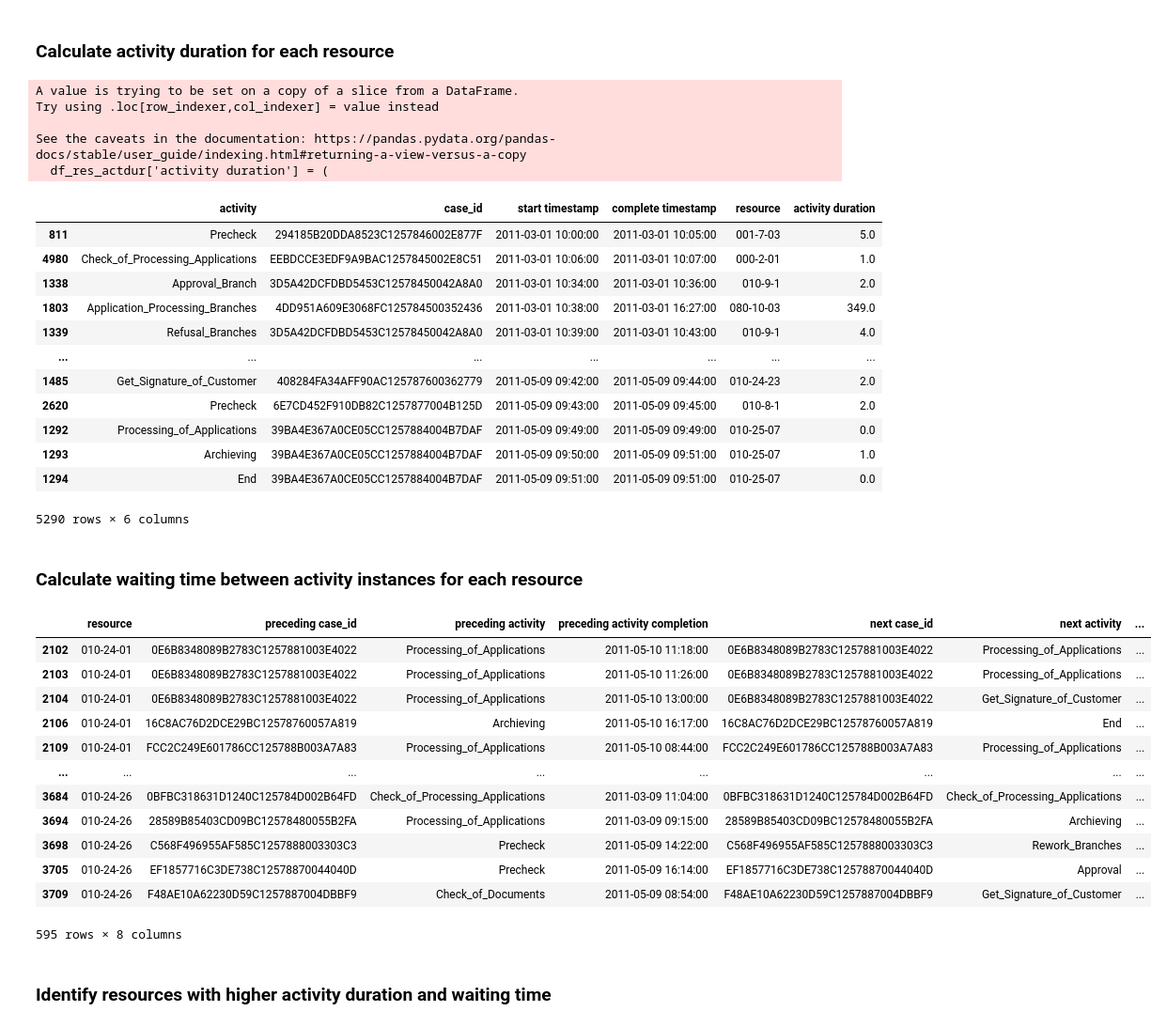
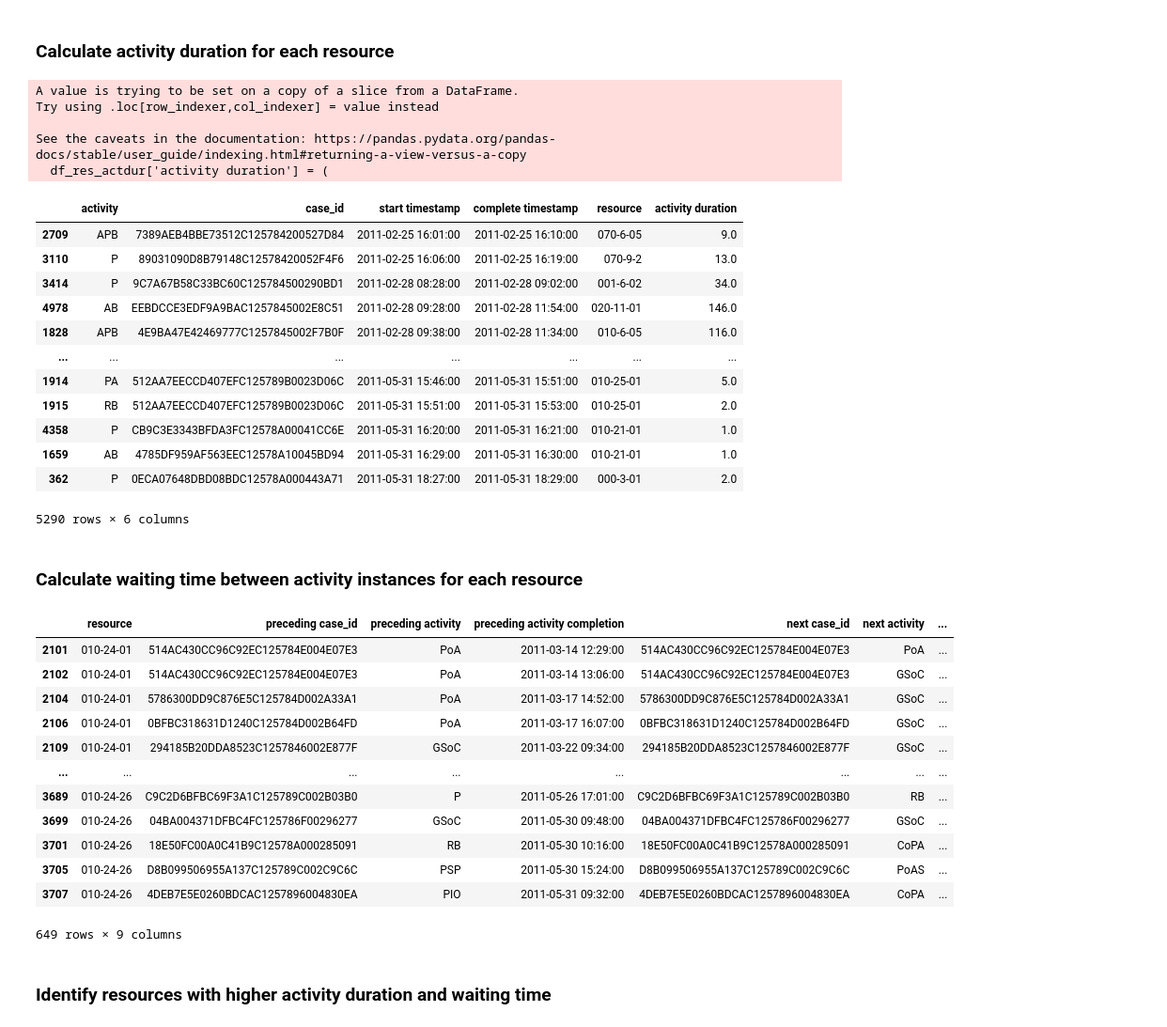
Before and after one commit to roy-jingyang/weasel_detection, a Jupyter notebook: Social-related/9_Idling.ipynb, the cells around one changed output. Shown: that part at 94% size. Cells and saved outputs as stored; diff of their text form; code cells hidden in the pictures.

```diff
--- a/Social-related/9_Idling.ipynb
+++ b/Social-related/9_Idling.ipynb
@@ -41,3 +41,37 @@ log
 | 5288 | Archieving | FE3E1E0D3928202EC1257896004B8F00 | 26/05/2011 10:38 | 26/05/2011 10:47 | 010-23-07 | Thursday | 0.0 | ... |
 | 5289 | End | FE3E1E0D3928202EC1257896004B8F00 | 26/05/2011 10:47 | 26/05/2011 10:47 | 010-23-07 | Thursday | 0.0 | ... |
 5290 rows × 12 columns
+# %%
+# encode activity labels as short names for presentation purpose
+
+print('There exist {} unique activity labels'.format(
+    log['activity'].nunique()
+))
+
+# use initial letters for encoding
+act_labels_short = dict()
+for label in log['activity'].unique():
+    label_short = ''.join([w[0] for w in label.split('_')])
+    act_labels_short[label] = label_short
+print('There are {} short labels after encoding'.format(
+    len(act_labels_short.values())
+))
+for k in sorted(act_labels_short.keys()):
+    print('{:>50} -> {:>30}'.format(k, act_labels_short[k]))
+
+log['activity_short'] = log['activity'].apply(
+    lambda x: act_labels_short[x]
+)
+
+# add activity duration
+log['start timestamp'] = pd.to_datetime(log['start timestamp'], format='mixed', dayfirst=True)
+log['complete timestamp'] = pd.to_datetime(log['complete timestamp'],
+format='mixed', dayfirst=True)
+# duration measured in minutes
+log['activity duration'] = (
+    log['complete timestamp'] - log['start timestamp']
+).dt.total_seconds() / 60
+
+log['activity'] = log['activity_short']
+
+log
@@ -94,17 +159,17 @@ Try using .loc[row_indexer,col_indexer] = value instead
 See the caveats in the documentation: https://pandas.pydata.org/pandas-docs/stable/user_guide/indexing.html#returning-a-view-versus-a-copy
   df_res_actdur['activity duration'] = (
 |  | activity | case_id | start timestamp | complete timestamp | resource | activity duration |
-| 811 | Precheck | 294185B20DDA8523C1257846002E877F | 2011-03-01 10:00:00 | 2011-03-01 10:05:00 | 001-7-03 | 5.0 |
-| 4980 | Check_of_Processing_Applications | EEBDCCE3EDF9A9BAC1257845002E8C51 | 2011-03-01 10:06:00 | 2011-03-01 10:07:00 | 000-2-01 | 1.0 |
-| 1338 | Approval_Branch | 3D5A42DCFDBD5453C12578450042A8A0 | 2011-03-01 10:34:00 | 2011-03-01 10:36:00 | 010-9-1 | 2.0 |
-| 1803 | Application_Processing_Branches | 4DD951A609E3068FC125784500352436 | 2011-03-01 10:38:00 | 2011-03-01 16:27:00 | 080-10-03 | 349.0 |
-| 1339 | Refusal_Branches | 3D5A42DCFDBD5453C12578450042A8A0 | 2011-03-01 10:39:00 | 2011-03-01 10:43:00 | 010-9-1 | 4.0 |
+| 2709 | APB | 7389AEB4BBE73512C125784200527D84 | 2011-02-25 16:01:00 | 2011-02-25 16:10:00 | 070-6-05 | 9.0 |
+| 3110 | P | 89031090D8B79148C12578420052F4F6 | 2011-02-25 16:06:00 | 2011-02-25 16:19:00 | 070-9-2 | 13.0 |
+| 3414 | P | 9C7A67B58C33BC60C125784500290BD1 | 2011-02-28 08:28:00 | 2011-02-28 09:02:00 | 001-6-02 | 34.0 |
+| 4978 | AB | EEBDCCE3EDF9A9BAC1257845002E8C51 | 2011-02-28 09:28:00 | 2011-02-28 11:54:00 | 020-11-01 | 146.0 |
+| 1828 | APB | 4E9BA47E42469777C1257845002F7B0F | 2011-02-28 09:38:00 | 2011-02-28 11:34:00 | 010-6-05 | 116.0 |
 | ... | ... | ... | ... | ... | ... | ... |
-| 1485 | Get_Signature_of_Customer | 408284FA34AFF90AC125787600362779 | 2011-05-09 09:42:00 | 2011-05-09 09:44:00 | 010-24-23 | 2.0 |
-| 2620 | Precheck | 6E7CD452F910DB82C1257877004B125D | 2011-05-09 09:43:00 | 2011-05-09 09:45:00 | 010-8-1 | 2.0 |
-| 1292 | Processing_of_Applications | 39BA4E367A0CE05CC1257884004B7DAF | 2011-05-09 09:49:00 | 2011-05-09 09:49:00 | 010-25-07 | 0.0 |
-| 1293 | Archieving | 39BA4E367A0CE05CC1257884004B7DAF | 2011-05-09 09:50:00 | 2011-05-09 09:51:00 | 010-25-07 | 1.0 |
-| 1294 | End | 39BA4E367A0CE05CC1257884004B7DAF | 2011-05-09 09:51:00 | 2011-05-09 09:51:00 | 010-25-07 | 0.0 |
+| 1914 | PA | 512AA7EECCD407EFC125789B0023D06C | 2011-05-31 15:46:00 | 2011-05-31 15:51:00 | 010-25-01 | 5.0 |
+| 1915 | RB | 512AA7EECCD407EFC125789B0023D06C | 2011-05-31 15:51:00 | 2011-05-31 15:53:00 | 010-25-01 | 2.0 |
+| 4358 | P | CB9C3E3343BFDA3FC12578A00041CC6E | 2011-05-31 16:20:00 | 2011-05-31 16:21:00 | 010-21-01 | 1.0 |
+| 1659 | AB | 4785DF959AF563EEC12578A10045BD94 | 2011-05-31 16:29:00 | 2011-05-31 16:30:00 | 010-21-01 | 1.0 |
+| 362 | P | 0ECA07648DBD08BDC12578A000443A71 | 2011-05-31 18:27:00 | 2011-05-31 18:29:00 | 000-3-01 | 2.0 |
 5290 rows × 6 columns
 # %% [markdown]
 ### Calculate waiting time between activity instances for each resource
@@ -112,44 +177,45 @@ See the caveats in the documentation: https://pandas.pydata.org/pandas-docs/stab
 df_res_waiting = list()
 for res, events in log.groupby('resource'):
     for i in range(len(events) - 1):
         pre_event = events.iloc[i]
         next_event = events.iloc[i+1]
         waiting_time = (
             next_event['start timestamp'] -
             pre_event['complete timestamp']
         )
         df_res_waiting.append({
             'resource': res,
             'preceding case_id': pre_event['case_id'],
             'preceding activity': pre_event['activity'],
             'preceding activity completion': pre_event['complete timestamp'],
             'next case_id': next_event['case_id'],
             'next activity': next_event['activity'],
             'next activity start': next_event['start timestamp'],
+            'activity_pair': pre_event['activity'] + '->' + next_event['activity'],
             'waiting time': waiting_time
         })
 df_res_waiting = pd.DataFrame(df_res_waiting)
 df_res_waiting['waiting time'] =  df_res_waiting['waiting time'].dt.total_seconds() / 60
 # NOTE: only non-negative waiting time makes sense
 df_res_waiting = df_res_waiting[df_res_waiting['waiting time'] >= 0]
 # NOTE: consider only waiting time within the same case
 df_res_waiting = df_res_waiting.loc[df_res_waiting['preceding case_id'] == df_res_waiting['next case_id'], :]
 
 df_res_waiting = df_res_waiting[df_res_waiting['resource'].isin(sel_resources)]
 df_res_waiting
 # %% [output]
 |  | resource | preceding case_id | preceding activity | preceding activity completion | next case_id | next activity | ... |
-| 2102 | 010-24-01 | 0E6B8348089B2783C1257881003E4022 | Processing_of_Applications | 2011-05-10 11:18:00 | 0E6B8348089B2783C1257881003E4022 | Processing_of_Applications | ... |
-| 2103 | 010-24-01 | 0E6B8348089B2783C1257881003E4022 | Processing_of_Applications | 2011-05-10 11:26:00 | 0E6B8348089B2783C1257881003E4022 | Processing_of_Applications | ... |
-| 2104 | 010-24-01 | 0E6B8348089B2783C1257881003E4022 | Processing_of_Applications | 2011-05-10 13:00:00 | 0E6B8348089B2783C1257881003E4022 | Get_Signature_of_Customer | ... |
-| 2106 | 010-24-01 | 16C8AC76D2DCE29BC12578760057A819 | Archieving | 2011-05-10 16:17:00 | 16C8AC76D2DCE29BC12578760057A819 | End | ... |
-| 2109 | 010-24-01 | FCC2C249E601786CC125788B003A7A83 | Processing_of_Applications | 2011-05-10 08:44:00 | FCC2C249E601786CC125788B003A7A83 | Processing_of_Applications | ... |
+| 2101 | 010-24-01 | 514AC430CC96C92EC125784E004E07E3 | PoA | 2011-03-14 12:29:00 | 514AC430CC96C92EC125784E004E07E3 | PoA | ... |
+| 2102 | 010-24-01 | 514AC430CC96C92EC125784E004E07E3 | PoA | 2011-03-14 13:06:00 | 514AC430CC96C92EC125784E004E07E3 | GSoC | ... |
+| 2104 | 010-24-01 | 5786300DD9C876E5C125784D002A33A1 | PoA | 2011-03-17 14:52:00 | 5786300DD9C876E5C125784D002A33A1 | GSoC | ... |
+| 2106 | 010-24-01 | 0BFBC318631D1240C125784D002B64FD | PoA | 2011-03-17 16:07:00 | 0BFBC318631D1240C125784D002B64FD | GSoC | ... |
+| 2109 | 010-24-01 | 294185B20DDA8523C1257846002E877F | GSoC | 2011-03-22 09:34:00 | 294185B20DDA8523C1257846002E877F | GSoC | ... |
 | ... | ... | ... | ... | ... | ... | ... | ... |
-| 3684 | 010-24-26 | 0BFBC318631D1240C125784D002B64FD | Check_of_Processing_Applications | 2011-03-09 11:04:00 | 0BFBC318631D1240C125784D002B64FD | Check_of_Processing_Applications | ... |
-| 3694 | 010-24-26 | 28589B85403CD09BC12578480055B2FA | Processing_of_Applications | 2011-03-09 09:15:00 | 28589B85403CD09BC12578480055B2FA | Archieving | ... |
-| 3698 | 010-24-26 | C568F496955AF585C1257888003303C3 | Precheck | 2011-05-09 14:22:00 | C568F496955AF585C1257888003303C3 | Rework_Branches | ... |
-| 3705 | 010-24-26 | EF1857716C3DE738C12578870044040D | Precheck | 2011-05-09 16:14:00 | EF1857716C3DE738C12578870044040D | Approval | ... |
-| 3709 | 010-24-26 | F48AE10A62230D59C1257887004DBBF9 | Check_of_Documents | 2011-05-09 08:54:00 | F48AE10A62230D59C1257887004DBBF9 | Get_Signature_of_Customer | ... |
+| 3689 | 010-24-26 | C9C2D6BFBC69F3A1C125789C002B03B0 | P | 2011-05-26 17:01:00 | C9C2D6BFBC69F3A1C125789C002B03B0 | RB | ... |
+| 3699 | 010-24-26 | 04BA004371DFBC4FC125786F00296277 | GSoC | 2011-05-30 09:48:00 | 04BA004371DFBC4FC125786F00296277 | GSoC | ... |
+| 3701 | 010-24-26 | 18E50FC00A0C41B9C12578A000285091 | RB | 2011-05-30 10:16:00 | 18E50FC00A0C41B9C12578A000285091 | CoPA | ... |
+| 3705 | 010-24-26 | D8B099506955A137C125789C002C9C6C | PSP | 2011-05-30 15:24:00 | D8B099506955A137C125789C002C9C6C | PoAS | ... |
+| 3707 | 010-24-26 | 4DEB7E5E0260BDCAC1257896004830EA | PIO | 2011-05-31 09:32:00 | 4DEB7E5E0260BDCAC1257896004830EA | CoPA | ... |
-595 rows × 8 columns
+649 rows × 9 columns
 # %% [markdown]
 ### Identify resources with higher activity duration and waiting time
```
Also changed, not shown: parts of 4 cells of this notebook, 11 other files.
